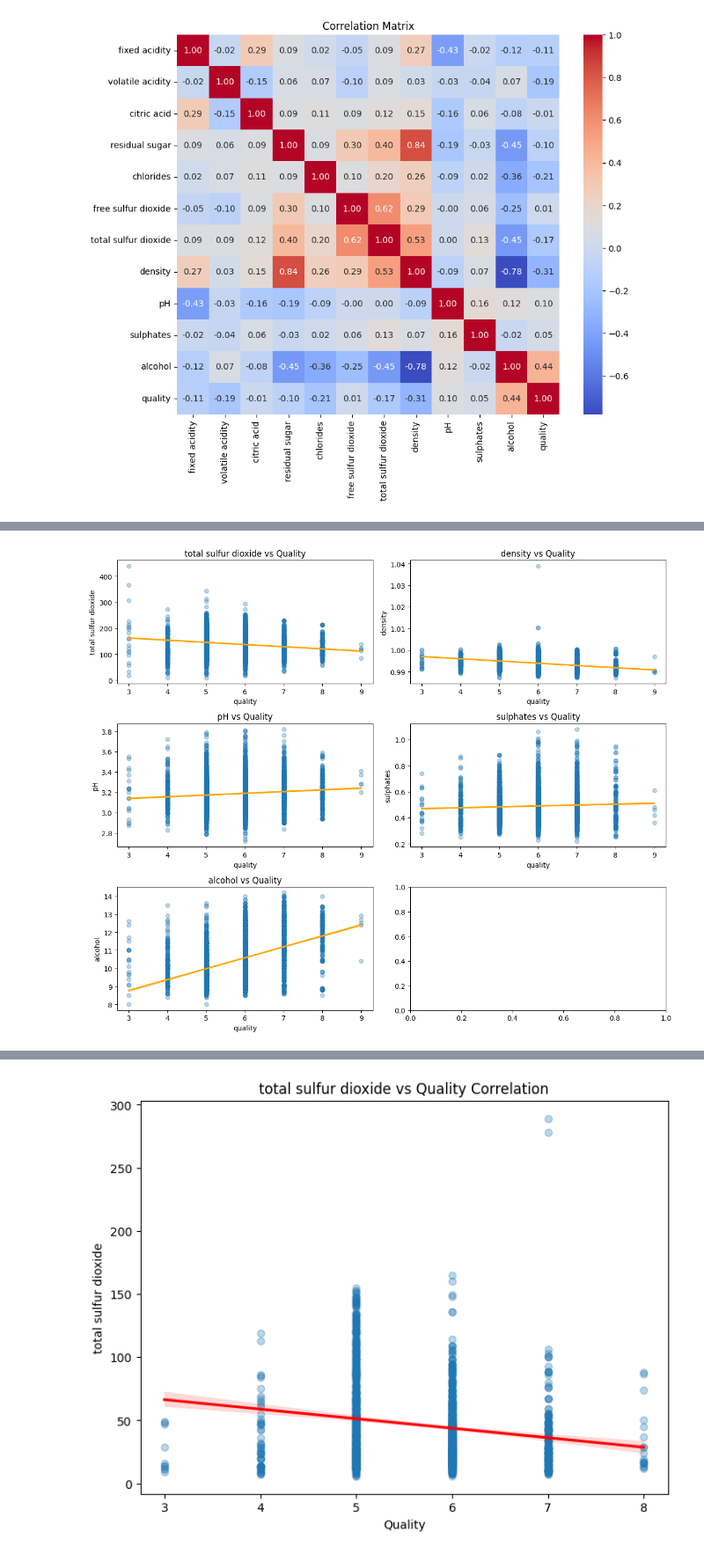
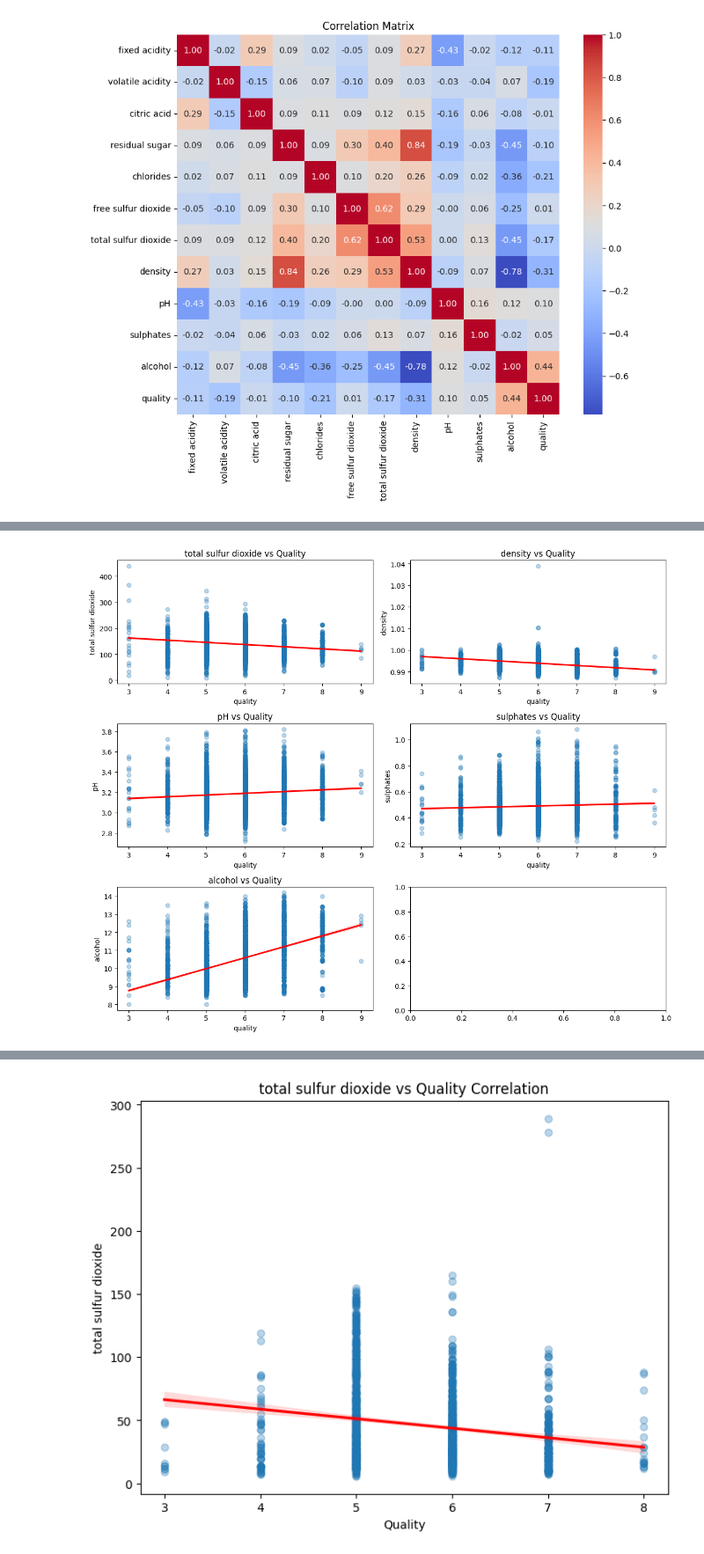
Before and after one commit to 110912010/tibame-gad258-07, a Jupyter notebook: index.ipynb, the cells around one changed output, grey strips where cells are left out. Shown at 88% size. Drawn from its saved outputs; the diff is of its cells as text; code cells hidden in the pictures.

```diff
--- a/index.ipynb
+++ b/index.ipynb
@@ -39,7 +45,7 @@ axes = axes.flatten()
 
 for i, col in enumerate(cols_to_plot):
     sns.regplot(x='quality', y=col, data=df_red, ax=axes[i],
-                scatter_kws={'alpha':0.3}, line_kws={'color':'orange'})
+                scatter_kws={'alpha':0.3}, line_kws={'color':'red'})
     axes[i].set_title(f'{col} vs Quality')
 
 plt.tight_layout()
@@ -49,22 +55,22 @@ plt.show()
 # %%
 # 挑選欄位
 cols_to_plot = ['total sulfur dioxide', 'density', 'pH','sulphates', 'alcohol']
 
 # 建立 3x2 的畫布
 fig, axes = plt.subplots(3, 2, figsize=(12, 10))
 
 # 將 3x2 的矩陣展開成一維，方便迴圈讀取
 axes = axes.flatten()
 
 for i, col in enumerate(cols_to_plot):
     sns.regplot(x='quality', y=col, data=df_white, ax=axes[i],
-                scatter_kws={'alpha':0.3}, line_kws={'color':'orange'})
+                scatter_kws={'alpha':0.3}, line_kws={'color':'red'})
     axes[i].set_title(f'{col} vs Quality')
 
 plt.tight_layout()
 plt.show()
 # %% [output]
-[figure, old version]
+[figure, new version]
 # %%
 # 讀取兩個檔案
 df_red = pd.read_csv('winequality-red.csv', sep=';')
```
Also changed, not shown: parts of 3 cells of this notebook.
